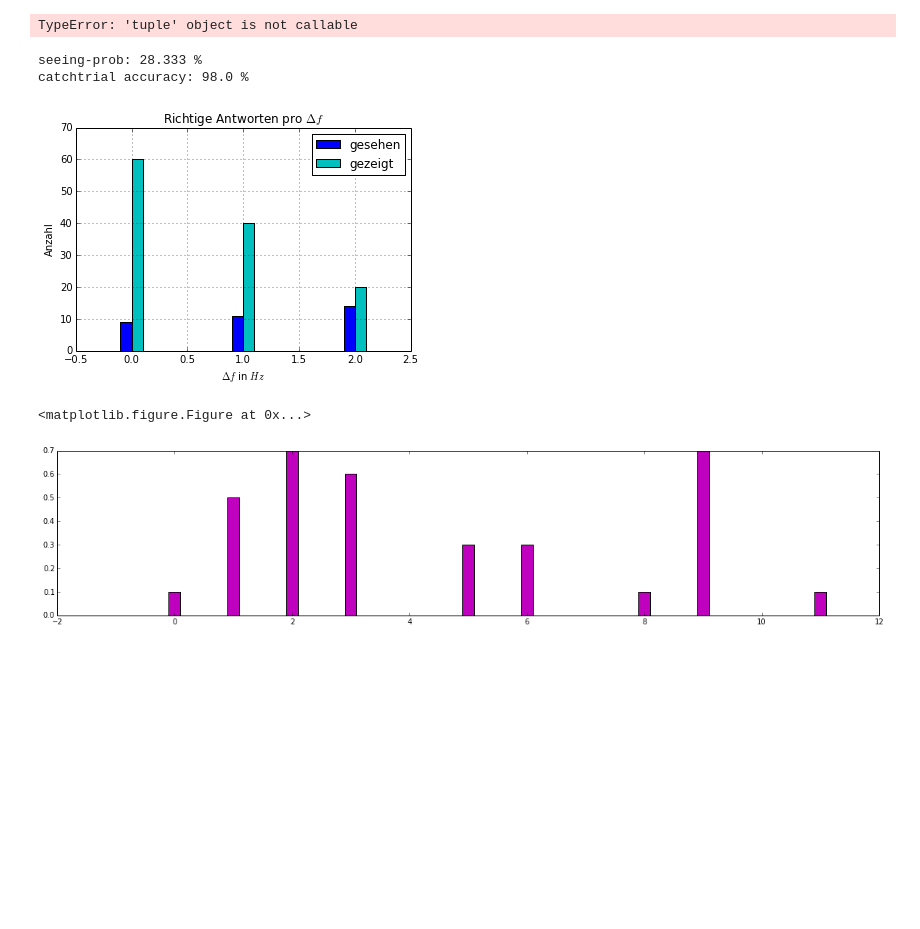
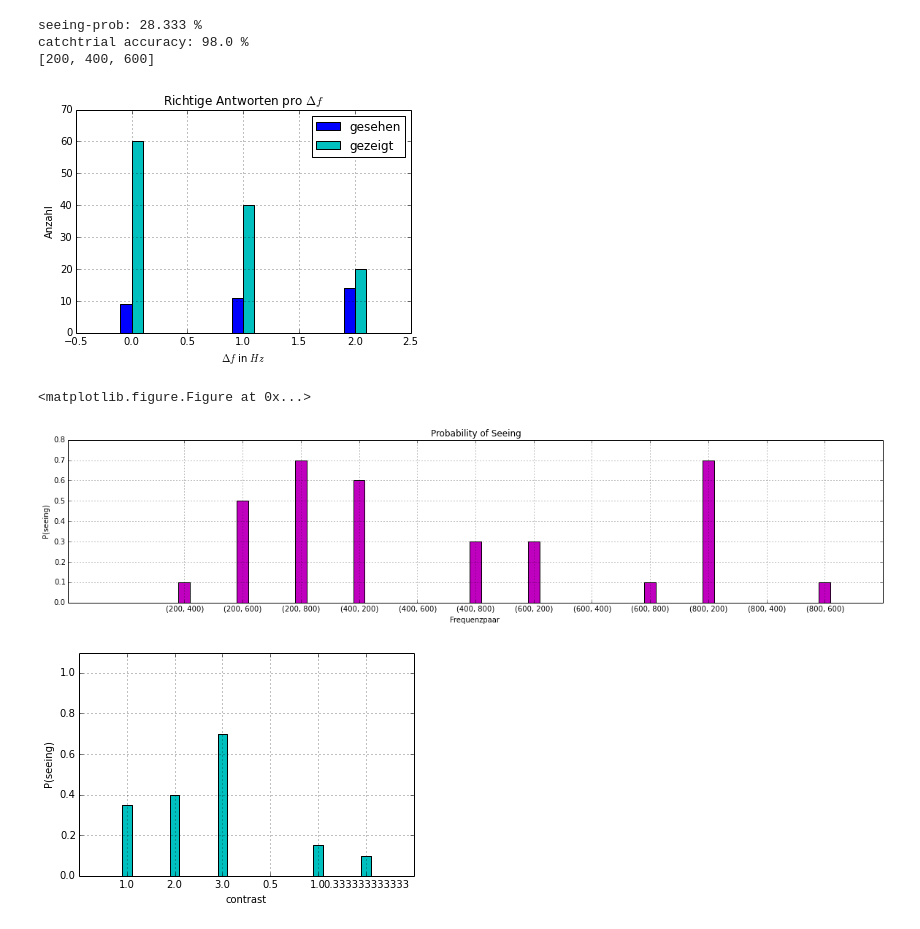
Before and after one commit to wachtlerlab/RWeiss, a Jupyter notebook: Auswertung.ipynb, the cells around one changed output. Cells and saved outputs as stored; diff of their text form; code cells hidden in the pictures; blank space fills up the shorter version.

```diff
--- a/Auswertung.ipynb
+++ b/Auswertung.ipynb
@@ -68,37 +68,38 @@ plt.grid()
 plt.ylim(0,70)
 
 figure()
 
 plt.figure(figsize=(20,4))
 p = plt.bar(range(len(d_freqs)), [float(d_freqs[key][1])/d_freqs[key][0] for key in sorted(d_freqs)], align='center', width=.2, color='m')
 plt.xticks(range(len(d_freqs)), sorted(d_freqs))
 plt.ylim(0, .8)
 plt.grid()
 plt.title('Probability of Seeing')
 plt.xlabel('Frequenzpaar')
 plt.ylabel('P(seeing)')
 #plt.tight_layout()
 
 figure()
 
 contrastsum = []
 for key in sorted(d_freqs):
     if key[0]<key[1]:
         contrastsum.append(map(add, d_freqs[key], d_freqs[tuple(reversed(key))]))
 
 contrasts = [float(f[1])/f[0]-1 for f in sorted(d_freqs) if f[0]<f[1]]
 contrastplot = plt.bar(range(len(contrasts)), [(float(item[1])/item[0]) for item in contrastsum], align='center', width=.2, color='c')
-plt.xticks = (range(len(contrasts)), contrasts)
+plt.xticks(range(len(contrasts)), contrasts)
 plt.grid()
 plt.ylim(0, 1.1)
 plt.xlabel('contrast')
 plt.ylabel('P(seeing)')
 
 print list(sorted(d_delta))
 # %% [output]
-TypeError: 'tuple' object is not callable
+seeing-prob: 28.333 %
+catchtrial accuracy: 98.0 %
+[200, 400, 600]
+[figure]
-seeing-prob: 28.333 %
-catchtrial accuracy: 98.0 %
+<matplotlib.figure.Figure at 0x...>
-[figure]
-<matplotlib.figure.Figure at 0x...>
-[figure, old version]
+[figure, new version]
+[figure, added]
```
Also changed, not shown: 3 other files.
